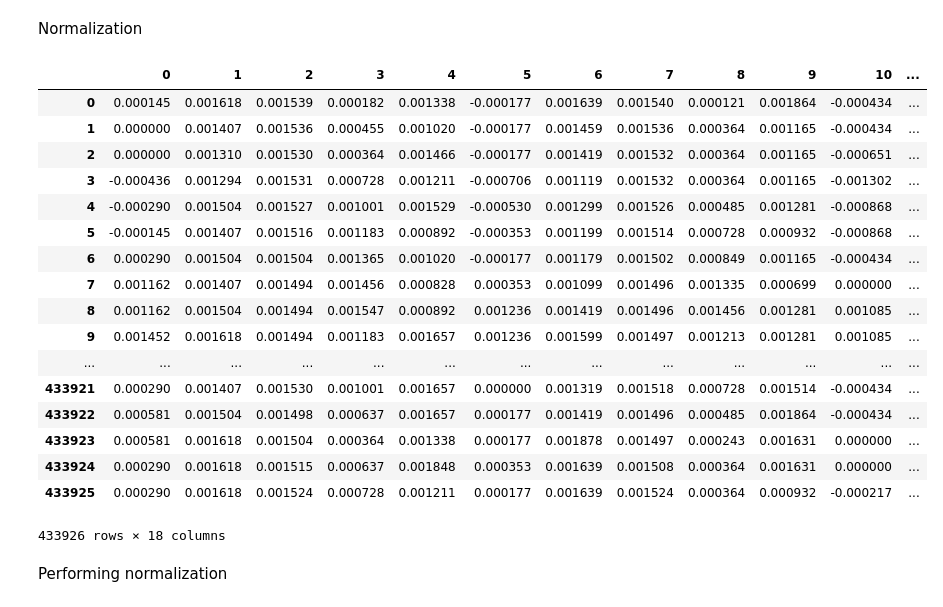
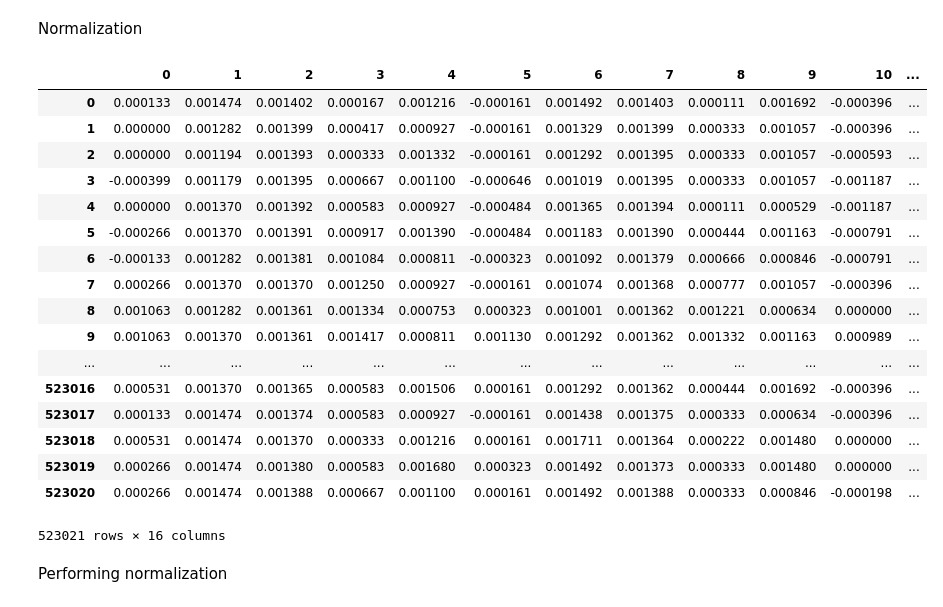
Before and after one commit to mirkomantovani/DMTM-project-BIP, a Jupyter notebook: PCA analysis on preprocessed_train.ipynb, the cells around one changed output. Cells and saved outputs as stored; diff of their text form; code cells hidden in the pictures.

```diff
--- a/PCA analysis on preprocessed_train.ipynb
+++ b/PCA analysis on preprocessed_train.ipynb
@@ -51,40 +51,42 @@ Precipitationmm      True
 dtype: bool
 # %% [markdown]
 Normalization
+# %%
+df = df.reset_index()
 # %%
 import sklearn.preprocessing
 features = ['Max_Dew_PointC','Max_Humidity','Max_Sea_Level_PressurehPa','Max_TemperatureC',
             'Max_Wind_SpeedKm_h','Mean_Dew_PointC','Mean_Humidity','Mean_Sea_Level_PressurehPa',
             'Mean_TemperatureC','Mean_Wind_SpeedKm_h','Min_Dew_PointC','Min_Humidity',
-            'Min_Sea_Level_PressurehPa','Min_TemperatureC','Precipitationmm','Min_VisibilitykM','Mean_VisibilityKm',
-            'Max_VisibilityKm']
+            'Min_Sea_Level_PressurehPa','Min_TemperatureC','Precipitationmm','Mean_VisibilityKm']
 # Separating out the features
 x = df.loc[:, features].values
+x
 # Separating out the target
 y = df.loc[:,['NumberOfSales']].values
 # Standardizing the features
 x = sklearn.preprocessing.normalize(x,axis=0)
 dff=pd.DataFrame(x)
 dff
 # %% [output]
 |  | 0 | 1 | 2 | 3 | 4 | 5 | 6 | 7 | 8 | 9 | 10 | ... |
-| 0 | 0.000145 | 0.001618 | 0.001539 | 0.000182 | 0.001338 | -0.000177 | 0.001639 | 0.001540 | 0.000121 | 0.001864 | -0.000434 | ... |
-| 1 | 0.000000 | 0.001407 | 0.001536 | 0.000455 | 0.001020 | -0.000177 | 0.001459 | 0.001536 | 0.000364 | 0.001165 | -0.000434 | ... |
-| 2 | 0.000000 | 0.001310 | 0.001530 | 0.000364 | 0.001466 | -0.000177 | 0.001419 | 0.001532 | 0.000364 | 0.001165 | -0.000651 | ... |
-| 3 | -0.000436 | 0.001294 | 0.001531 | 0.000728 | 0.001211 | -0.000706 | 0.001119 | 0.001532 | 0.000364 | 0.001165 | -0.001302 | ... |
-| 4 | -0.000290 | 0.001504 | 0.001527 | 0.001001 | 0.001529 | -0.000530 | 0.001299 | 0.001526 | 0.000485 | 0.001281 | -0.000868 | ... |
-| 5 | -0.000145 | 0.001407 | 0.001516 | 0.001183 | 0.000892 | -0.000353 | 0.001199 | 0.001514 | 0.000728 | 0.000932 | -0.000868 | ... |
-| 6 | 0.000290 | 0.001504 | 0.001504 | 0.001365 | 0.001020 | -0.000177 | 0.001179 | 0.001502 | 0.000849 | 0.001165 | -0.000434 | ... |
-| 7 | 0.001162 | 0.001407 | 0.001494 | 0.001456 | 0.000828 | 0.000353 | 0.001099 | 0.001496 | 0.001335 | 0.000699 | 0.000000 | ... |
-| 8 | 0.001162 | 0.001504 | 0.001494 | 0.001547 | 0.000892 | 0.001236 | 0.001419 | 0.001496 | 0.001456 | 0.001281 | 0.001085 | ... |
-| 9 | 0.001452 | 0.001618 | 0.001494 | 0.001183 | 0.001657 | 0.001236 | 0.001599 | 0.001497 | 0.001213 | 0.001281 | 0.001085 | ... |
+| 0 | 0.000133 | 0.001474 | 0.001402 | 0.000167 | 0.001216 | -0.000161 | 0.001492 | 0.001403 | 0.000111 | 0.001692 | -0.000396 | ... |
+| 1 | 0.000000 | 0.001282 | 0.001399 | 0.000417 | 0.000927 | -0.000161 | 0.001329 | 0.001399 | 0.000333 | 0.001057 | -0.000396 | ... |
+| 2 | 0.000000 | 0.001194 | 0.001393 | 0.000333 | 0.001332 | -0.000161 | 0.001292 | 0.001395 | 0.000333 | 0.001057 | -0.000593 | ... |
+| 3 | -0.000399 | 0.001179 | 0.001395 | 0.000667 | 0.001100 | -0.000646 | 0.001019 | 0.001395 | 0.000333 | 0.001057 | -0.001187 | ... |
+| 4 | 0.000000 | 0.001370 | 0.001392 | 0.000583 | 0.000927 | -0.000484 | 0.001365 | 0.001394 | 0.000111 | 0.000529 | -0.001187 | ... |
+| 5 | -0.000266 | 0.001370 | 0.001391 | 0.000917 | 0.001390 | -0.000484 | 0.001183 | 0.001390 | 0.000444 | 0.001163 | -0.000791 | ... |
+| 6 | -0.000133 | 0.001282 | 0.001381 | 0.001084 | 0.000811 | -0.000323 | 0.001092 | 0.001379 | 0.000666 | 0.000846 | -0.000791 | ... |
+| 7 | 0.000266 | 0.001370 | 0.001370 | 0.001250 | 0.000927 | -0.000161 | 0.001074 | 0.001368 | 0.000777 | 0.001057 | -0.000396 | ... |
+| 8 | 0.001063 | 0.001282 | 0.001361 | 0.001334 | 0.000753 | 0.000323 | 0.001001 | 0.001362 | 0.001221 | 0.000634 | 0.000000 | ... |
+| 9 | 0.001063 | 0.001370 | 0.001361 | 0.001417 | 0.000811 | 0.001130 | 0.001292 | 0.001362 | 0.001332 | 0.001163 | 0.000989 | ... |
 | ... | ... | ... | ... | ... | ... | ... | ... | ... | ... | ... | ... | ... |
-| 433921 | 0.000290 | 0.001407 | 0.001530 | 0.001001 | 0.001657 | 0.000000 | 0.001319 | 0.001518 | 0.000728 | 0.001514 | -0.000434 | ... |
-| 433922 | 0.000581 | 0.001504 | 0.001498 | 0.000637 | 0.001657 | 0.000177 | 0.001419 | 0.001496 | 0.000485 | 0.001864 | -0.000434 | ... |
-| 433923 | 0.000581 | 0.001618 | 0.001504 | 0.000364 | 0.001338 | 0.000177 | 0.001878 | 0.001497 | 0.000243 | 0.001631 | 0.000000 | ... |
-| 433924 | 0.000290 | 0.001618 | 0.001515 | 0.000637 | 0.001848 | 0.000353 | 0.001639 | 0.001508 | 0.000364 | 0.001631 | 0.000000 | ... |
-| 433925 | 0.000290 | 0.001618 | 0.001524 | 0.000728 | 0.001211 | 0.000177 | 0.001639 | 0.001524 | 0.000364 | 0.000932 | -0.000217 | ... |
+| 523016 | 0.000531 | 0.001370 | 0.001365 | 0.000583 | 0.001506 | 0.000161 | 0.001292 | 0.001362 | 0.000444 | 0.001692 | -0.000396 | ... |
+| 523017 | 0.000133 | 0.001474 | 0.001374 | 0.000583 | 0.000927 | -0.000161 | 0.001438 | 0.001375 | 0.000333 | 0.000634 | -0.000396 | ... |
+| 523018 | 0.000531 | 0.001474 | 0.001370 | 0.000333 | 0.001216 | 0.000161 | 0.001711 | 0.001364 | 0.000222 | 0.001480 | 0.000000 | ... |
+| 523019 | 0.000266 | 0.001474 | 0.001380 | 0.000583 | 0.001680 | 0.000323 | 0.001492 | 0.001373 | 0.000333 | 0.001480 | 0.000000 | ... |
+| 523020 | 0.000266 | 0.001474 | 0.001388 | 0.000667 | 0.001100 | 0.000161 | 0.001492 | 0.001388 | 0.000333 | 0.000846 | -0.000198 | ... |
-433926 rows × 18 columns
+523021 rows × 16 columns
 # %% [markdown]
 Performing normalization
 # %%
```
Also changed, not shown: parts of 9 cells of this notebook.
